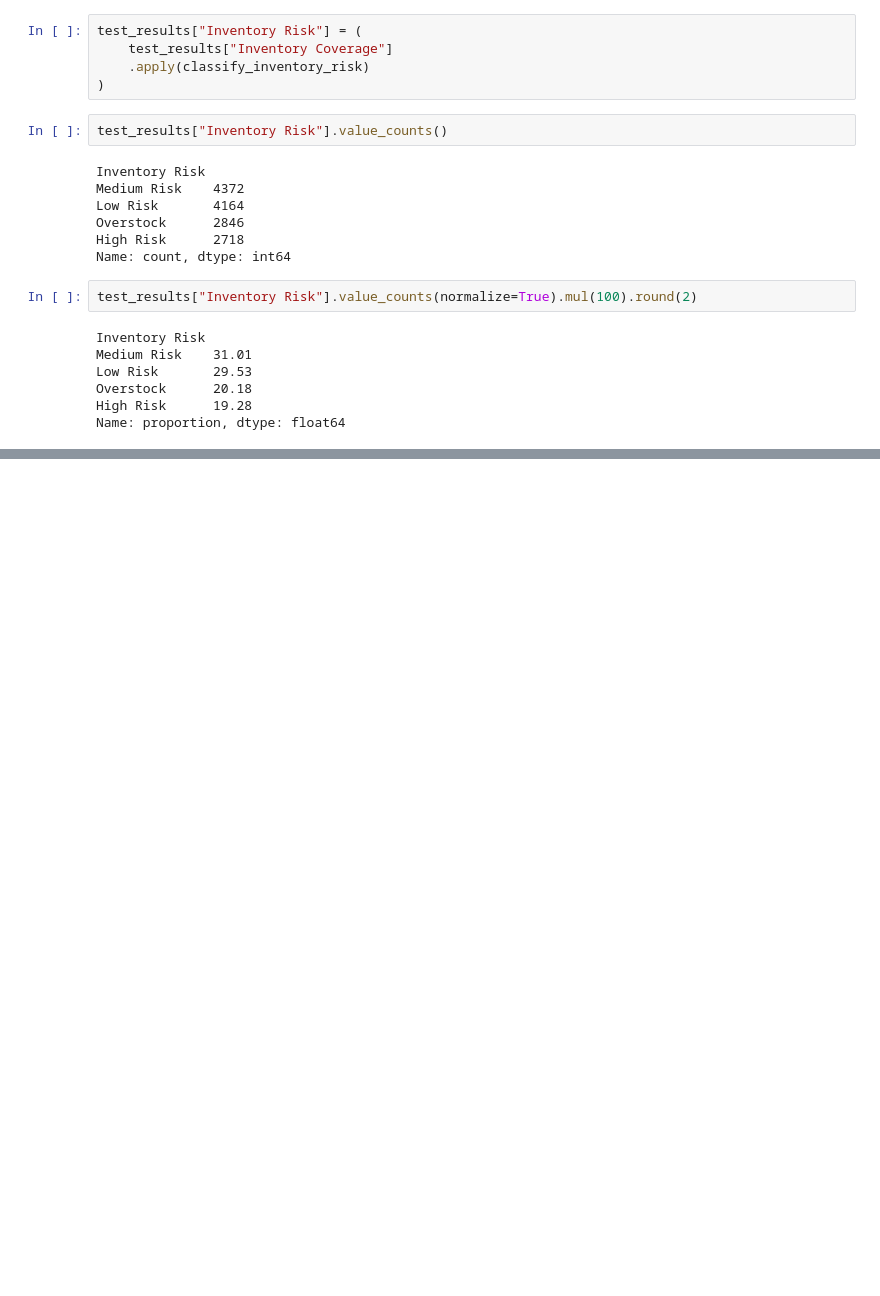
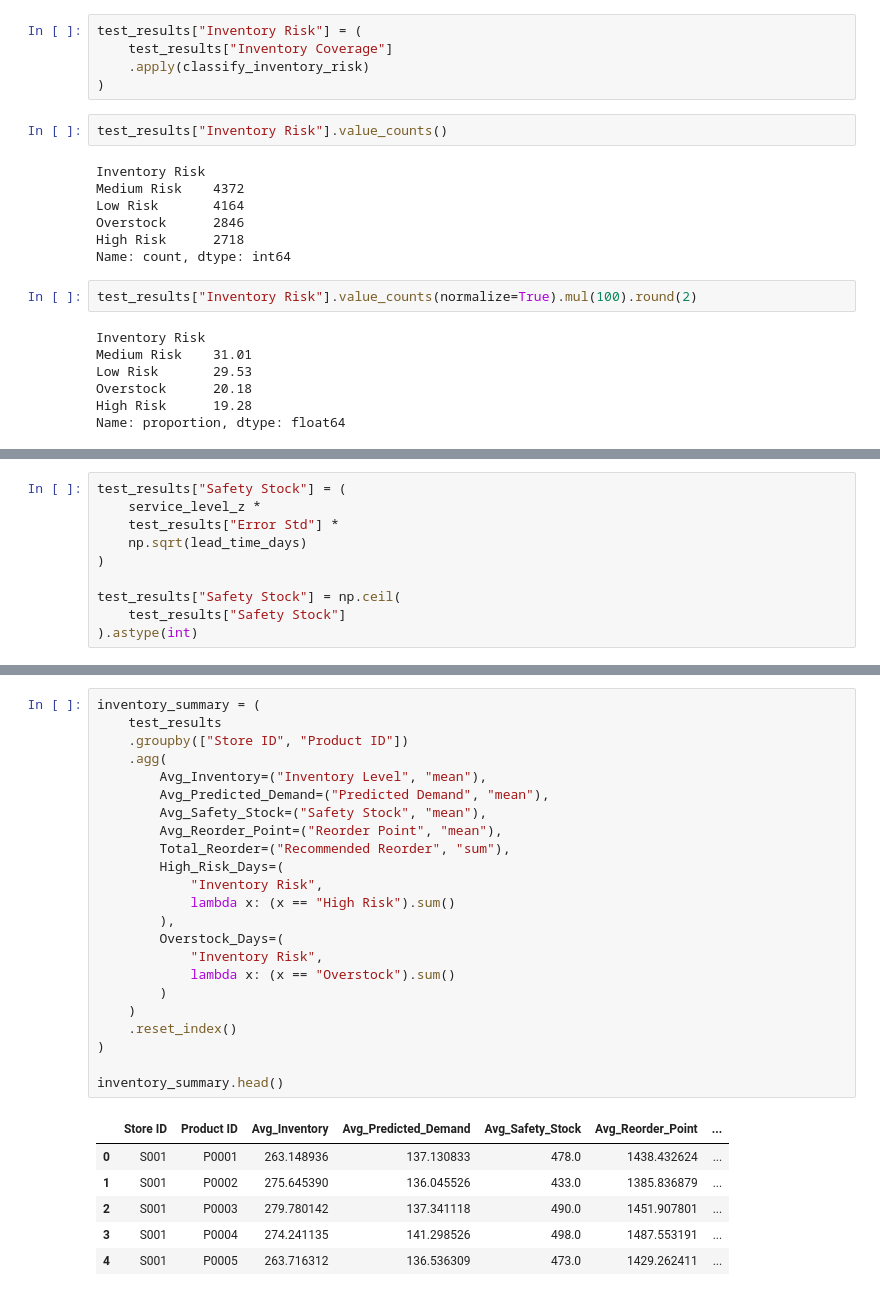
Before and after one commit to Anuja0505/SmartStock, a Jupyter notebook: notebooks/02_Demand_Forecasting.ipynb, the cells around one changed output, grey strips where cells are left out. Drawn from its saved outputs; the diff is of its cells as text; blank space fills up the shorter version.

```diff
--- a/notebooks/02_Demand_Forecasting.ipynb
+++ b/notebooks/02_Demand_Forecasting.ipynb
@@ -593,0 +624,10 @@ test_results.to_csv(
+# %%
+test_results["Safety Stock"] = (
+    service_level_z *
+    test_results["Error Std"] *
+    np.sqrt(lead_time_days)
+)
+
+test_results["Safety Stock"] = np.ceil(
+    test_results["Safety Stock"]
+).astype(int)
@@ -593,0 +700,30 @@ test_results.to_csv(
+# %%
+inventory_summary = (
+    test_results
+    .groupby(["Store ID", "Product ID"])
+    .agg(
+        Avg_Inventory=("Inventory Level", "mean"),
+        Avg_Predicted_Demand=("Predicted Demand", "mean"),
+        Avg_Safety_Stock=("Safety Stock", "mean"),
+        Avg_Reorder_Point=("Reorder Point", "mean"),
+        Total_Reorder=("Recommended Reorder", "sum"),
+        High_Risk_Days=(
+            "Inventory Risk",
+            lambda x: (x == "High Risk").sum()
+        ),
+        Overstock_Days=(
+            "Inventory Risk",
+            lambda x: (x == "Overstock").sum()
+        )
+    )
+    .reset_index()
+)
+
+inventory_summary.head()
+# %% [output]
+|  | Store ID | Product ID | Avg_Inventory | Avg_Predicted_Demand | Avg_Safety_Stock | Avg_Reorder_Point | ... |
+| 0 | S001 | P0001 | 263.148936 | 137.130833 | 478.0 | 1438.432624 | ... |
+| 1 | S001 | P0002 | 275.645390 | 136.045526 | 433.0 | 1385.836879 | ... |
+| 2 | S001 | P0003 | 279.780142 | 137.341118 | 490.0 | 1451.907801 | ... |
+| 3 | S001 | P0004 | 274.241135 | 141.298526 | 498.0 | 1487.553191 | ... |
+| 4 | S001 | P0005 | 263.716312 | 136.536309 | 473.0 | 1429.262411 | ... |
```
Also changed, not shown: parts of 38 cells of this notebook, 6 other files.
